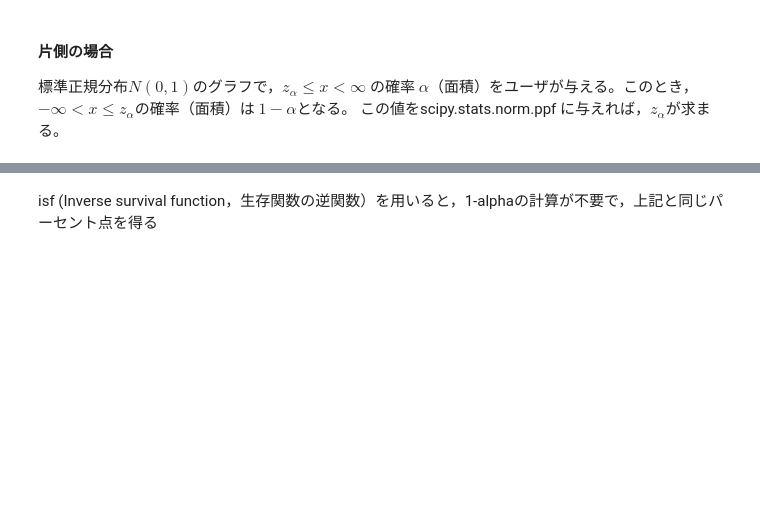
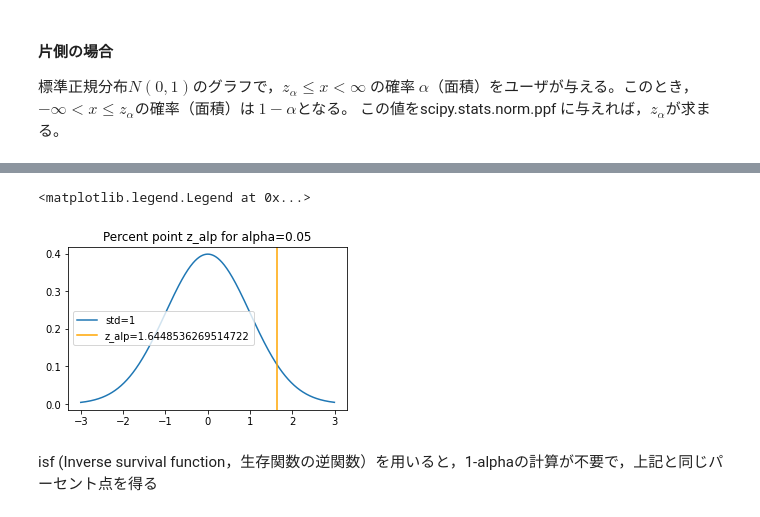
Before and after one commit to miwamasa/DataScience2022, a Jupyter notebook: notebooks/lecture4.ipynb, the cells around one changed output, grey strips where cells are left out. Cells and saved outputs as stored; diff of their text form; code cells hidden in the pictures; blank space fills up the shorter version.

```diff
--- a/notebooks/lecture4.ipynb
+++ b/notebooks/lecture4.ipynb
@@ -333,21 +309,23 @@ print('パーセント点＝', z_alp) #
 # %%
 # グラフ書いてみるよ
 m = 0
 std = 1
 alpha = 0.05
 
 x = np.arange( -3, 3, 0.01)
 y = norm.pdf(x, loc=m, scale=std)
 
 fig = plt.subplots(figsize=(5,3))
 plt.plot(x,y,label='std=1')
 
 prob = 1 - alpha
 z_alp = norm.ppf(prob, loc=m, scale=std)
 plt.axvline(z_alp, color='orange',label="z_alp={0}".format(z_alp))
 plt.title("Percent point z_alp for alpha=0.05")
 plt.legend()
-if FLAG_fig: plt.savefig('fig_PROB_PercentPoint.png')
+# %% [output]
+<matplotlib.legend.Legend at 0x...>
+[figure, added]
 # %% [markdown]
 isf (Inverse survival function，生存関数の逆関数）を用いると，1-alphaの計算が不要で，上記と同じパーセント点を得る
 # %%
```
Also changed, not shown: parts of 103 cells of this notebook.
